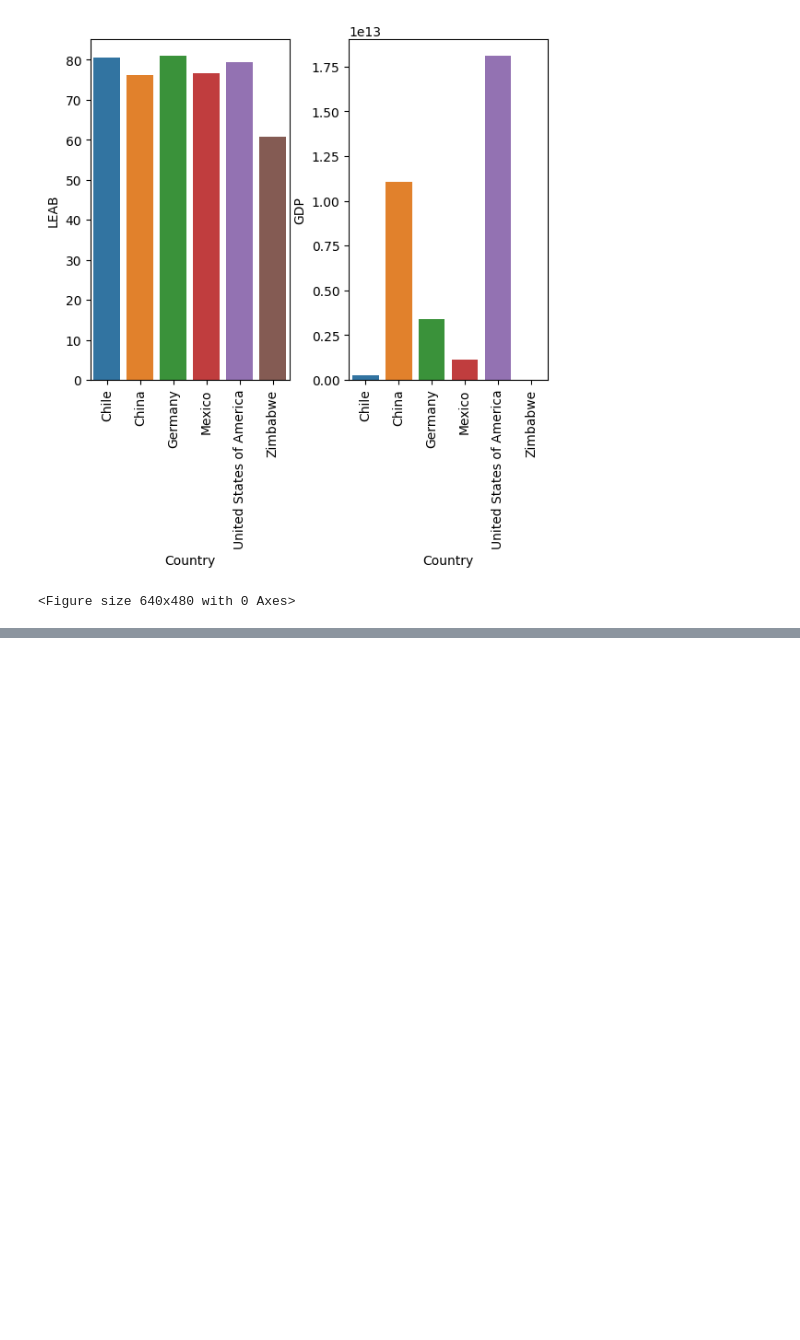
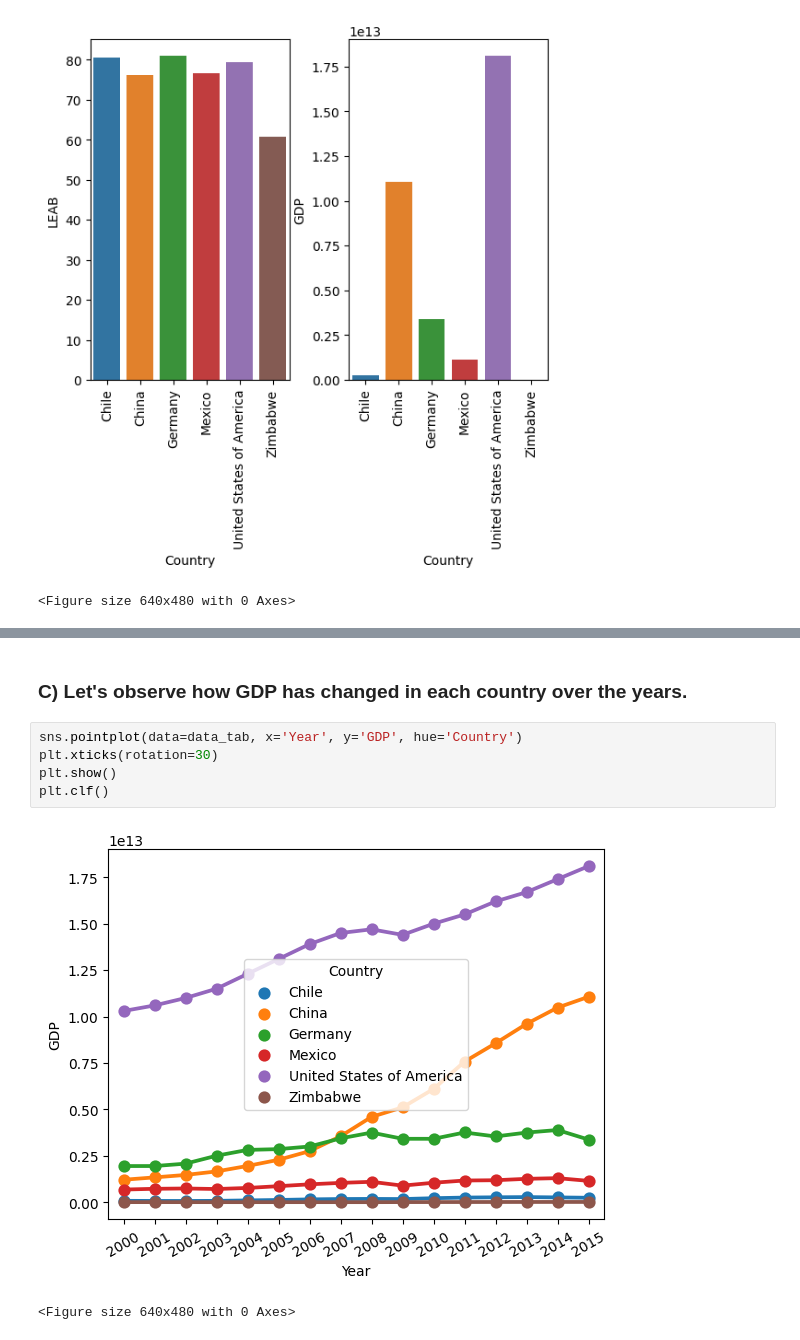
Before and after one commit to RUDMUSO/Projects, a Jupyter notebook: Life-Expectancy-and-GDP/life_expectancy_gdp.ipynb, the cells around one changed output, grey strips where cells are left out. Drawn from its saved outputs; the diff is of its cells as text; blank space fills up the shorter version.

```diff
--- a/Life-Expectancy-and-GDP/life_expectancy_gdp.ipynb
+++ b/Life-Expectancy-and-GDP/life_expectancy_gdp.ipynb
@@ -67,0 +76,10 @@ plt.clf()
+# %% [markdown]
+### C) Let's observe how GDP has changed in each country over the years.
+# %%
+sns.pointplot(data=data_tab, x='Year', y='GDP', hue='Country')
+plt.xticks(rotation=30)
+plt.show()
+plt.clf()
+# %% [output]
+[figure, added]
+<Figure size 640x480 with 0 Axes>
```
Also changed, not shown: parts of 15 cells of this notebook.
